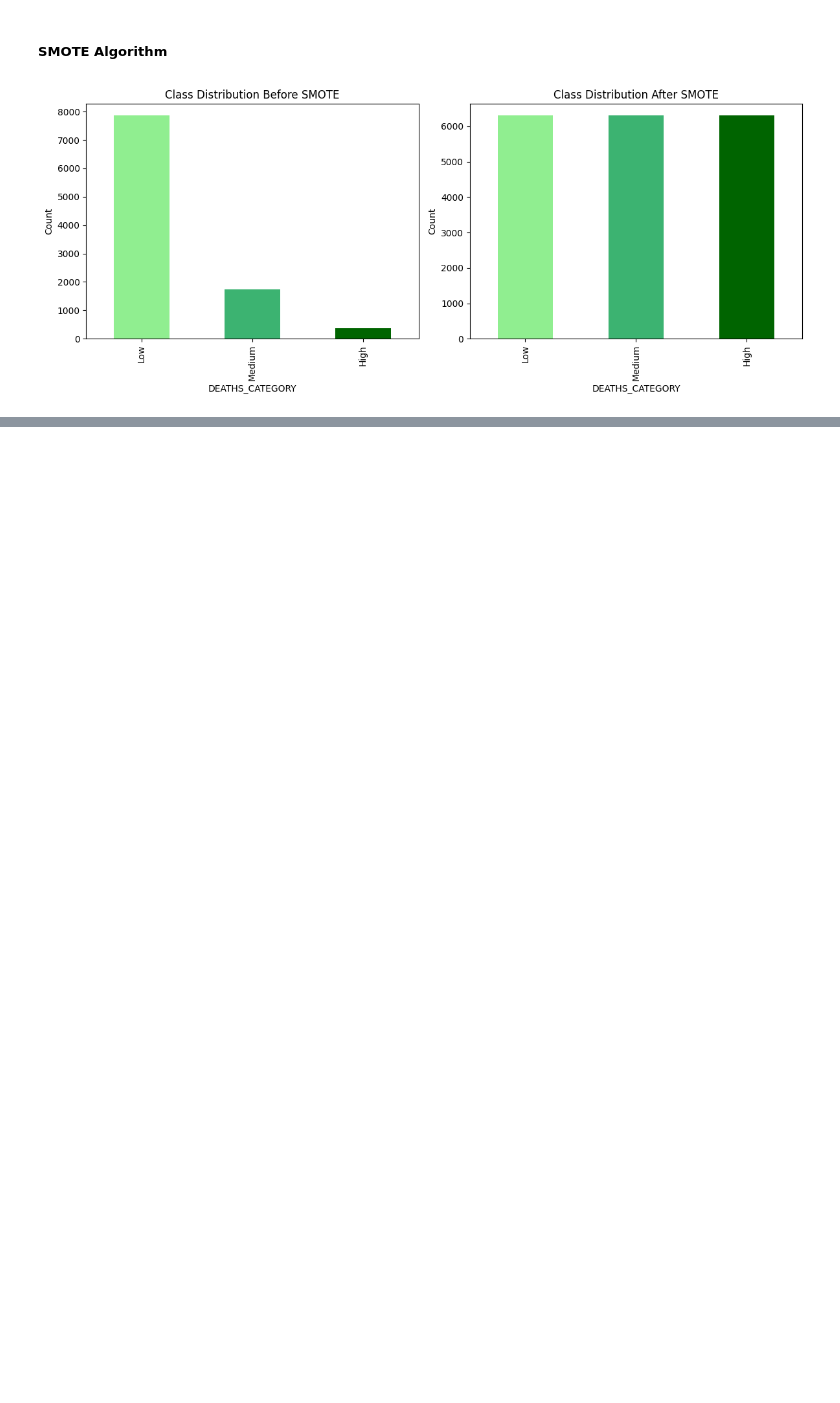
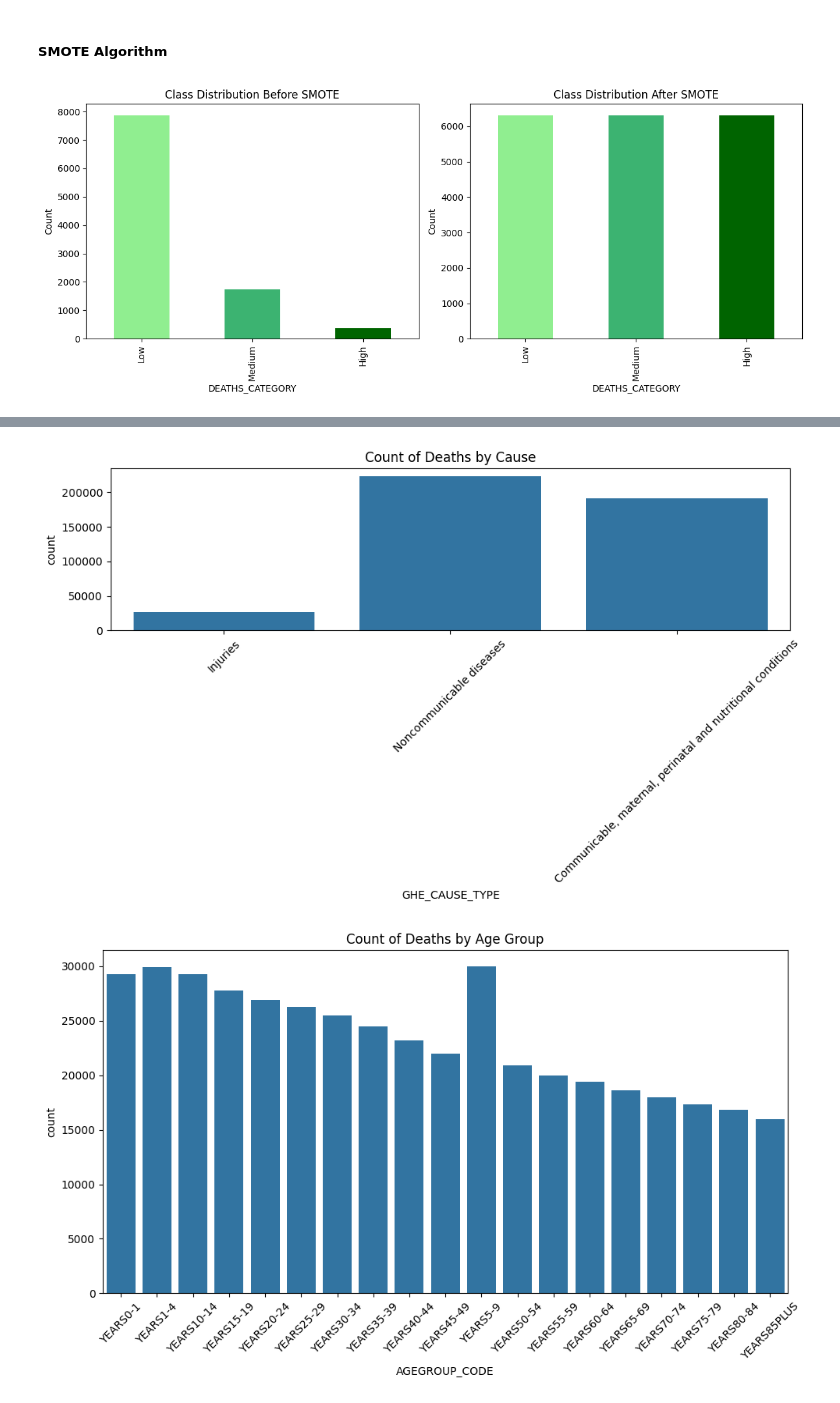
Before and after one commit to Albiona00/Leading-cause-of-DALY-Death, a Jupyter notebook: data-preprocessing/main.ipynb, the cells around one changed output, grey strips where cells are left out. Saved outputs shown, nothing was run; the diff lists cells and outputs as text; code cells hidden in the pictures; blank space fills up the shorter version.

```diff
--- a/data-preprocessing/main.ipynb
+++ b/data-preprocessing/main.ipynb
@@ -648,0 +665,37 @@ plt.show()
+# %%
+import pandas as pd
+import matplotlib.pyplot as plt
+import seaborn as sns
+
+df = pd.read_csv("C:\\WHODataUpdated.csv")
+
+# Visualization for Nominal Data (CAUSE)
+plt.figure(figsize=(10, 6))
+sns.countplot(data=df, x='GHE_CAUSE_TYPE')
+plt.title('Count of Deaths by Cause')
+plt.xticks(rotation=45)
+plt.tight_layout()
+plt.show()
+
+# Visualization for Ordinal Data (AGEGROUP)
+plt.figure(figsize=(10, 6))
+sns.countplot(data=df, x='AGEGROUP_CODE', order=sorted(df['AGEGROUP_CODE'].unique()))
+plt.title('Count of Deaths by Age Group')
+plt.xticks(rotation=45)
+plt.tight_layout()
+plt.show()
+
+# Visualization for Ratio Data (DEATHS)
+plt.figure(figsize=(10, 6))
+sns.histplot(data=df, x='DEATHS', bins=5, kde=True)
+plt.title('Distribution of Deaths')
+plt.show()
+
+# Visualization for Ratio Data (DALY)
+plt.figure(figsize=(10, 6))
+sns.histplot(data=df, x='DALY', bins=5, kde=True)
+plt.title('Distribution of DALY')
+plt.show()
+# %% [output]
+[figure, added]
+[figure, added]
```
Also changed, not shown: parts of 17 cells of this notebook.
